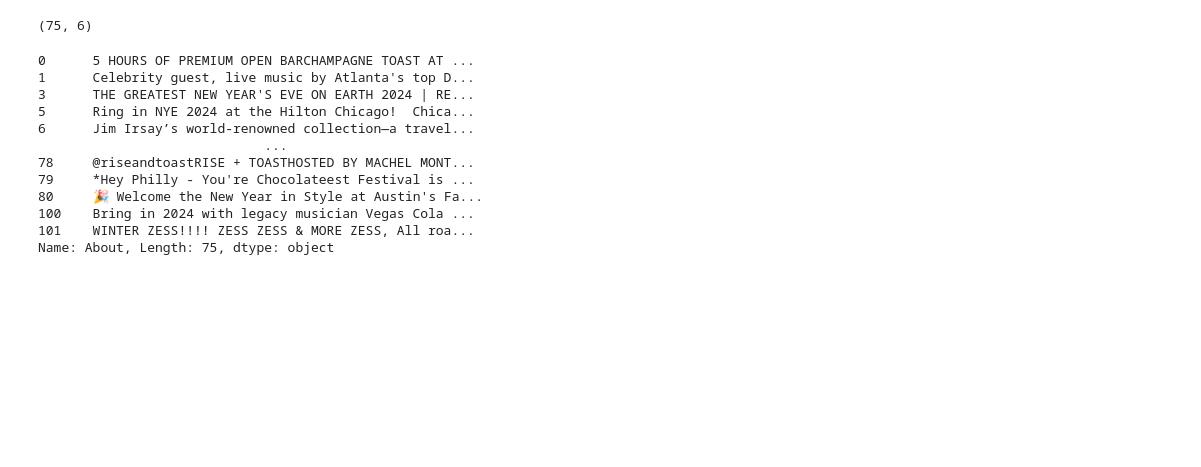
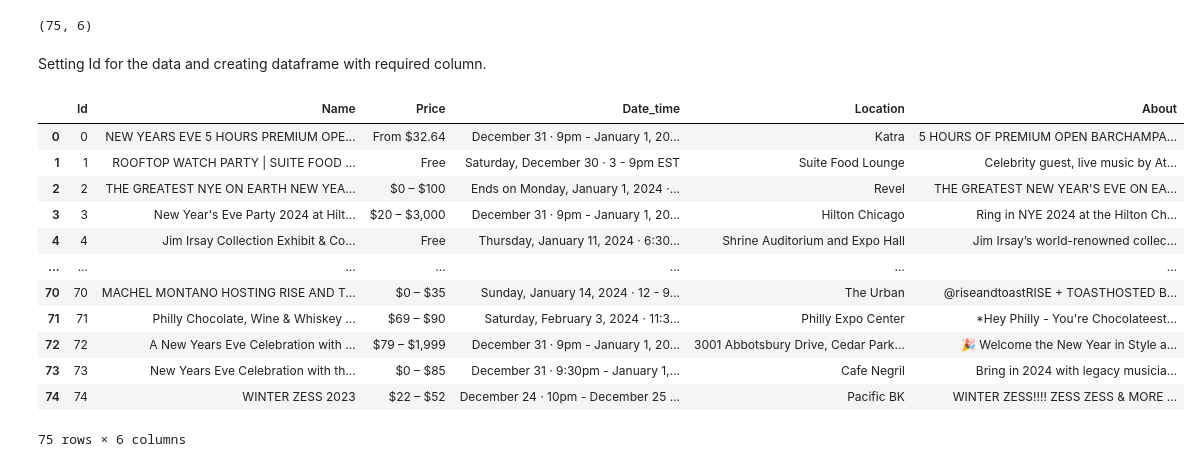
Before and after one commit to apexapaudel484/Web-scraping, a Jupyter notebook: Event_recommendation.ipynb, the cells around one changed output. Drawn from its saved outputs; the diff is of its cells as text; code cells hidden in the pictures; blank space fills up the shorter version.

```diff
--- a/Event_recommendation.ipynb
+++ b/Event_recommendation.ipynb
@@ -32,22 +41,25 @@ data.duplicated().sum()
 data.shape
 # %% [output]
 (75, 6)
+# %% [markdown]
+Setting Id for the data and creating dataframe with required column.
 # %%
 data['Id']=data.reset_index().index
 # %%
 data= data[['Id','Name','Price','Date_time','Location','About']]
 # %%
-data["About"]
+data
 # %% [output]
+|  | Id | Name | Price | Date_time | Location | About |
+| 0 | 0 | NEW YEARS EVE 5 HOURS PREMIUM OPE... | From $32.64 | December 31 · 9pm - January 1, 20... | Katra | 5 HOURS OF PREMIUM OPEN BARCHAMPA... |
+| 1 | 1 | ROOFTOP WATCH PARTY | SUITE FOOD ... | Free | Saturday, December 30 · 3 - 9pm EST | Suite Food Lounge | Celebrity guest, live music by At... |
+| 2 | 2 | THE GREATEST NYE ON EARTH NEW YEA... | $0 – $100 | Ends on Monday, January 1, 2024 ·... | Revel | THE GREATEST NEW YEAR'S EVE ON EA... |
+| 3 | 3 | New Year's Eve Party 2024 at Hilt... | $20 – $3,000 | December 31 · 9pm - January 1, 20... | Hilton Chicago | Ring in NYE 2024 at the Hilton Ch... |
+| 4 | 4 | Jim Irsay Collection Exhibit & Co... | Free | Thursday, January 11, 2024 · 6:30... | Shrine Auditorium and Expo Hall | Jim Irsay’s world-renowned collec... |
+| ... | ... | ... | ... | ... | ... | ... |
+| 70 | 70 | MACHEL MONTANO HOSTING RISE AND T... | $0 – $35 | Sunday, January 14, 2024 · 12 - 9... | The Urban | @riseandtoastRISE + TOASTHOSTED B... |
+| 71 | 71 | Philly Chocolate, Wine & Whiskey ... | $69 – $90 | Saturday, February 3, 2024 · 11:3... | Philly Expo Center | *Hey Philly - You're Chocolateest... |
+| 72 | 72 | A New Years Eve Celebration with ... | $79 – $1,999 | December 31 · 9pm - January 1, 20... | 3001 Abbotsbury Drive, Cedar Park... | 🎉 Welcome the New Year in Style a... |
+| 73 | 73 | New Years Eve Celebration with th... | $0 – $85 | December 31 · 9:30pm - January 1,... | Cafe Negril | Bring in 2024 with legacy musicia... |
+| 74 | 74 | WINTER ZESS 2023 | $22 – $52 | December 24 · 10pm - December 25 ... | Pacific BK | WINTER ZESS!!!! ZESS ZESS & MORE ... |
-0      5 HOURS OF PREMIUM OPEN BARCHAMPAGNE TOAST AT ...
-1      Celebrity guest, live music by Atlanta's top D...
-3      THE GREATEST NEW YEAR'S EVE ON EARTH 2024 | RE...
-5      Ring in NYE 2024 at the Hilton Chicago!  Chica...
-6      Jim Irsay’s world-renowned collection—a travel...
-                             ...
-78     @riseandtoastRISE + TOASTHOSTED BY MACHEL MONT...
-79     *Hey Philly - You're Chocolateest Festival is ...
-80     🎉 Welcome the New Year in Style at Austin's Fa...
-100    Bring in 2024 with legacy musician Vegas Cola ...
-101    WINTER ZESS!!!! ZESS ZESS & MORE ZESS, All roa...
-Name: About, Length: 75, dtype: object
+75 rows × 6 columns
```
Also changed, not shown: parts of 47 cells of this notebook.
